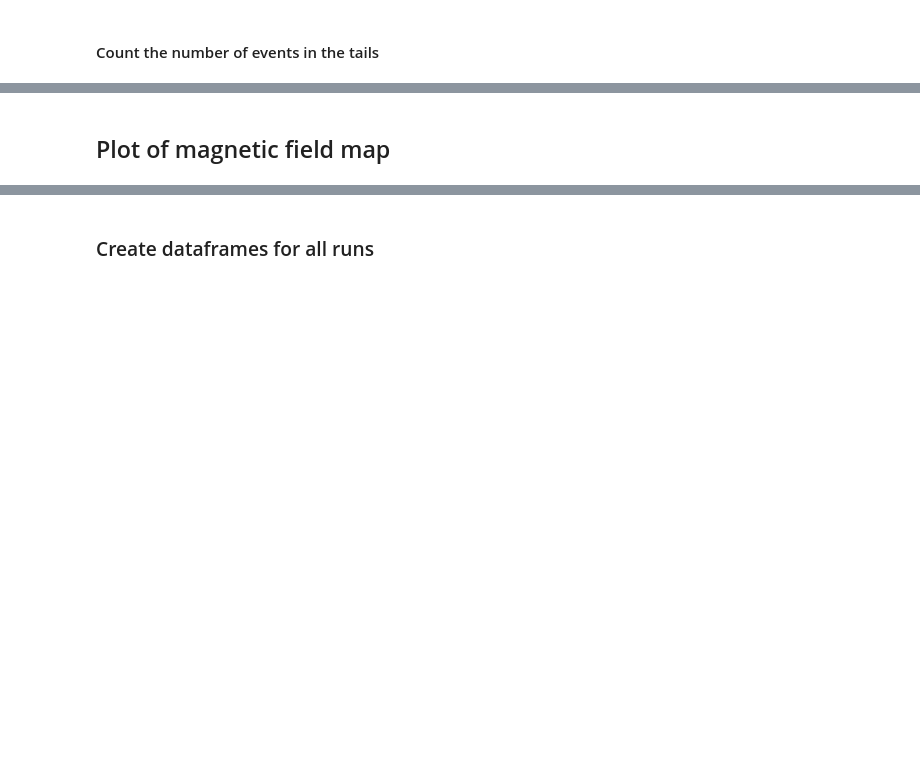
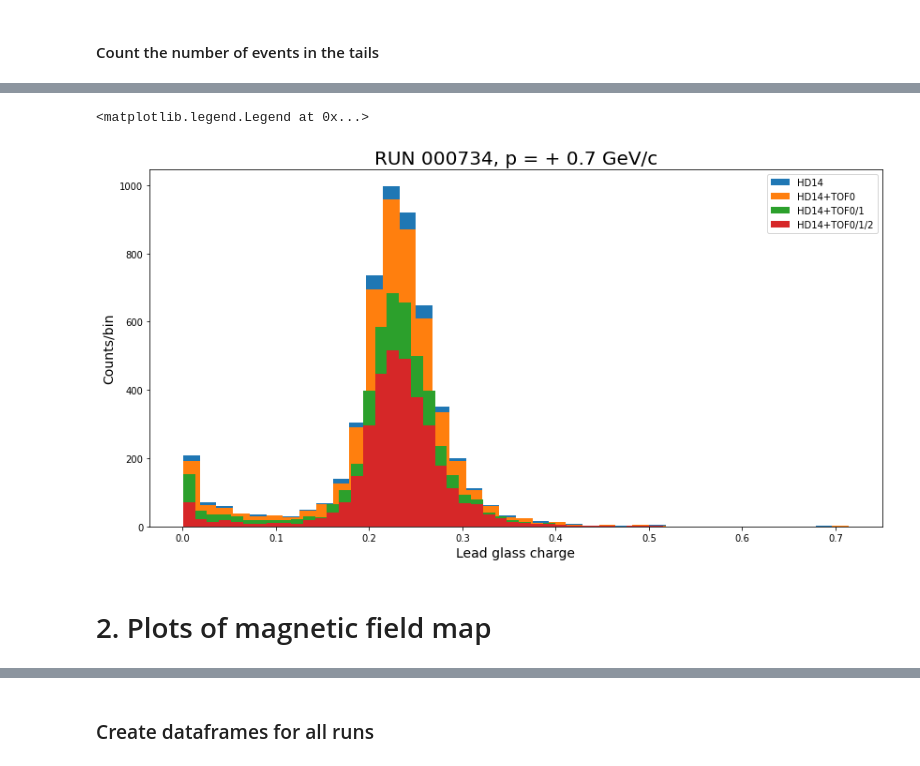
Before and after one commit to jerenner/T9BeamTestAna, a Jupyter notebook: python/new_analysis/hodoscope/hodoscope_analysis.ipynb, the cells around one changed output, grey strips where cells are left out. Drawn from its saved outputs; the diff is of its cells as text; code cells hidden in the pictures; blank space fills up the shorter version.

```diff
--- a/python/new_analysis/hodoscope/hodoscope_analysis.ipynb
+++ b/python/new_analysis/hodoscope/hodoscope_analysis.ipynb
@@ -590,19 +886,22 @@ plt.legend(fontsize=18)
 # %%
 cuts_all = (final_df.total_hits == 1)
 cuts_TOF0 = cuts_all & (final_df.hit_TOF0 == 1)
 cuts_TOF1 = cuts_TOF0 & (final_df.hit_TOF1 == 1)
 cuts_T2 = cuts_TOF1 & (final_df.hit_T2 == 1)
 
 fig = plt.figure(figsize=(14,7))
-plt.hist(final_df[(final_df.hit_HD14 == 1) & cuts_all]['IntCharge'],bins=40,label="HD14")
-plt.hist(final_df[(final_df.hit_HD14 == 1) & cuts_TOF0]['IntCharge'],bins=40,label="HD14+TOF0")
-plt.hist(final_df[(final_df.hit_HD14 == 1) & cuts_TOF1]['IntCharge'],bins=40,label="HD14+TOF0/1")
-plt.hist(final_df[(final_df.hit_HD14 == 1) & cuts_T2]['IntCharge'],bins=40,label="HD14+TOF0/1/2")
+plt.hist(final_df[(final_df.hit_HD14 == 1) & cuts_all]['LG_IntCharge'],bins=40,label="HD14")
+plt.hist(final_df[(final_df.hit_HD14 == 1) & cuts_TOF0]['LG_IntCharge'],bins=40,label="HD14+TOF0")
+plt.hist(final_df[(final_df.hit_HD14 == 1) & cuts_TOF1]['LG_IntCharge'],bins=40,label="HD14+TOF0/1")
+plt.hist(final_df[(final_df.hit_HD14 == 1) & cuts_T2]['LG_IntCharge'],bins=40,label="HD14+TOF0/1/2")
 
 plt.xlabel("Lead glass charge",fontsize=14)
 plt.ylabel("Counts/bin",fontsize=14)
 plt.title("RUN 000734, p = + 0.7 GeV/c",fontsize=20)
 plt.legend()
+# %% [output]
+<matplotlib.legend.Legend at 0x...>
+[figure, added]
 # %%
 #plt.hist(df_dict['ACT3L'][df_dict['ACT3L']['PeakTime'] > 10]['PeakTime'],bins=100)
 plt.hist(df_dict['ACT1L'][df_dict['ACT1L']['PeakTime'] > 10]['PeakTime'],bins=100)
@@ -617,7 +916,7 @@ main_keys = events.keys()
 # %%
 dataframes
 # %% [markdown]
-## Plot of magnetic field map
+# 2. Plots of magnetic field map
 # %%
 # Read the field map.
 df = pd.read_csv('mfMapMeasured.txt', delim_whitespace=True, comment='%', header=None)
```
Also changed, not shown: parts of 47 cells of this notebook, 2 other files.
